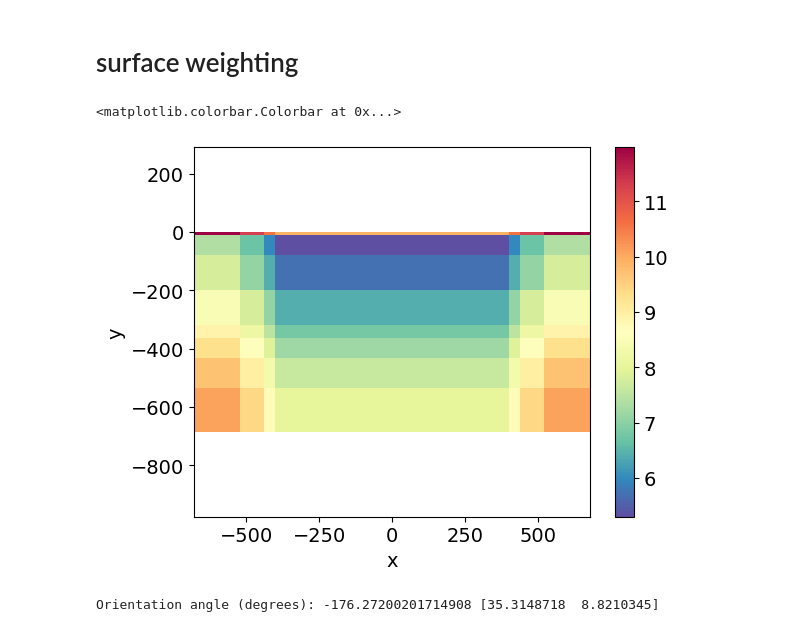
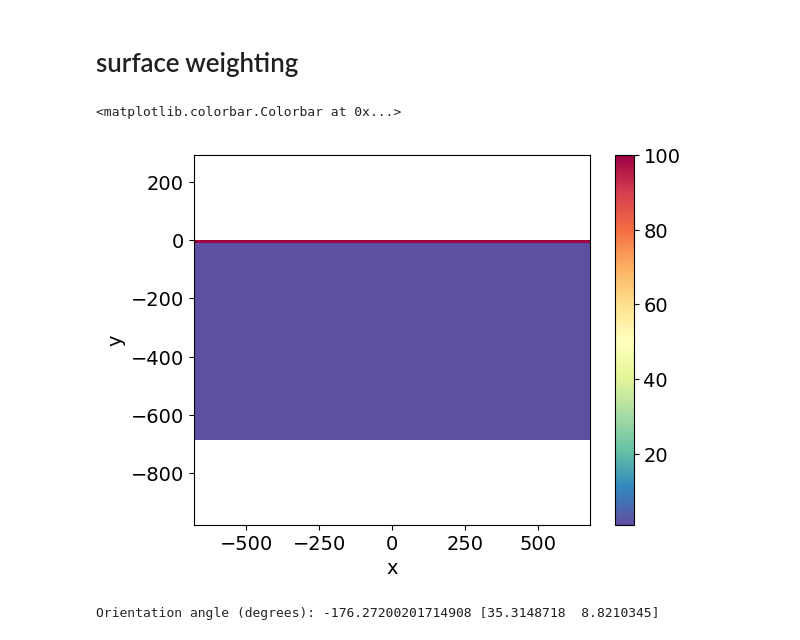
Before and after one commit to JKutt/transformers_segmentation, a Jupyter notebook: geological_segmentation/10-mcdermont_segmentation_experiment.ipynb, the cells around one changed output. Saved outputs shown, nothing was run; the diff lists cells and outputs as text; code cells hidden in the pictures.

Commit message:
updates to mcdermont seg-guided example and figures

```diff
--- a/geological_segmentation/10-mcdermont_segmentation_experiment.ipynb
+++ b/geological_segmentation/10-mcdermont_segmentation_experiment.ipynb
@@ -104,7 +141,7 @@ d, inds = tree.query(np.c_[uniqXYlocs.gridCC, topoCC])
 regmap = maps.IdentityMap(nP=int(actind.sum()))
 
 reg = regularization.Sparse(
-    mesh, indActive=actind,
+    mesh, active_cells=actind,
     mapping=regmap
 )
 
@@ -124,12 +161,12 @@ if n_layer > 1:
         surface_weights[inds] = values[i + 1]
 # %%
 
-dd = mesh.plot_image(np.log(mesh.cell_volumes[actind] * surface_weights[actind]), pcolor_opts={"cmap": "Spectral_r"})
+dd = mesh.plot_image(surface_weights[actind], pcolor_opts={"cmap": "Spectral_r"})
 plt.axis('equal')
 plt.colorbar(dd[0])
 # %% [output]
 <matplotlib.colorbar.Colorbar at 0x...>
-[figure, old version]
+[figure, new version]
 # %%
 from sklearn.decomposition import PCA
 from sklearn.preprocessing import StandardScaler
```
Also changed, not shown: parts of 3 cells of this notebook, 1 other file.
